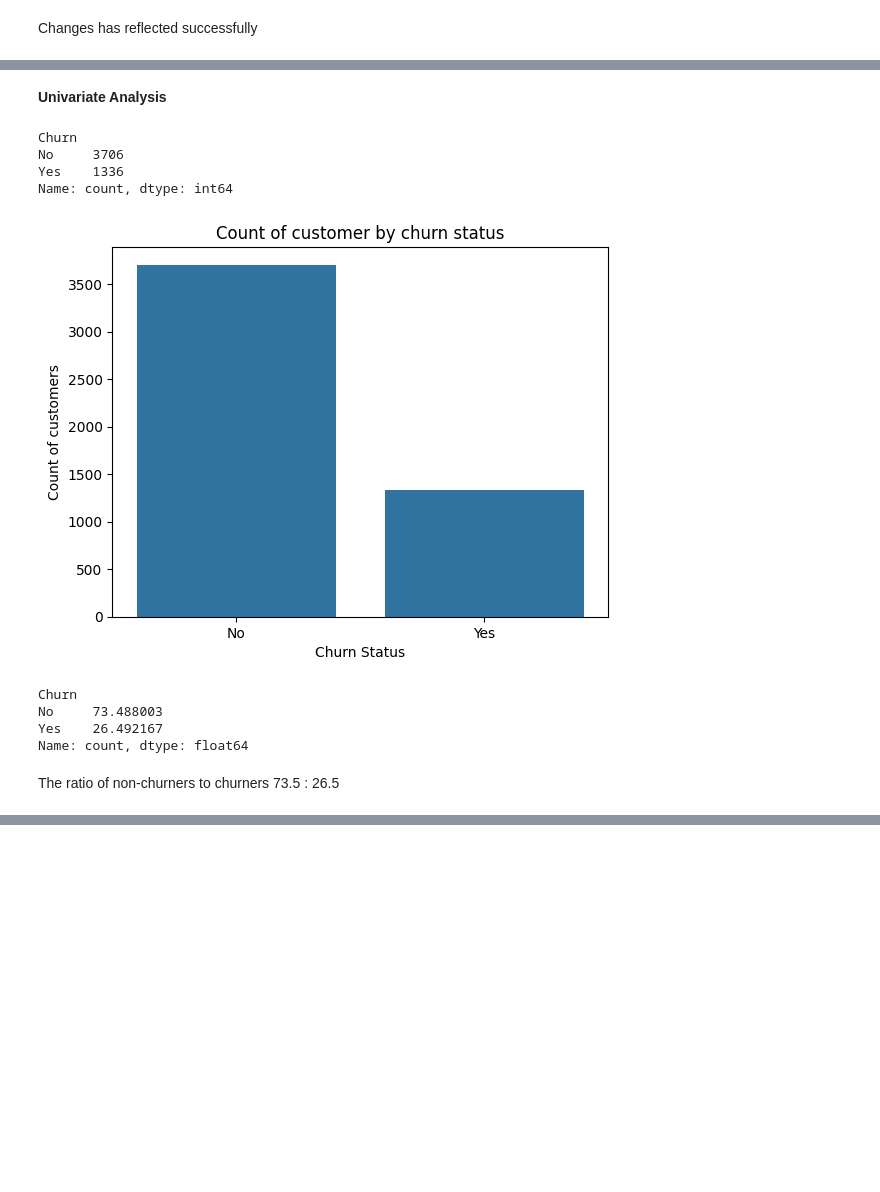
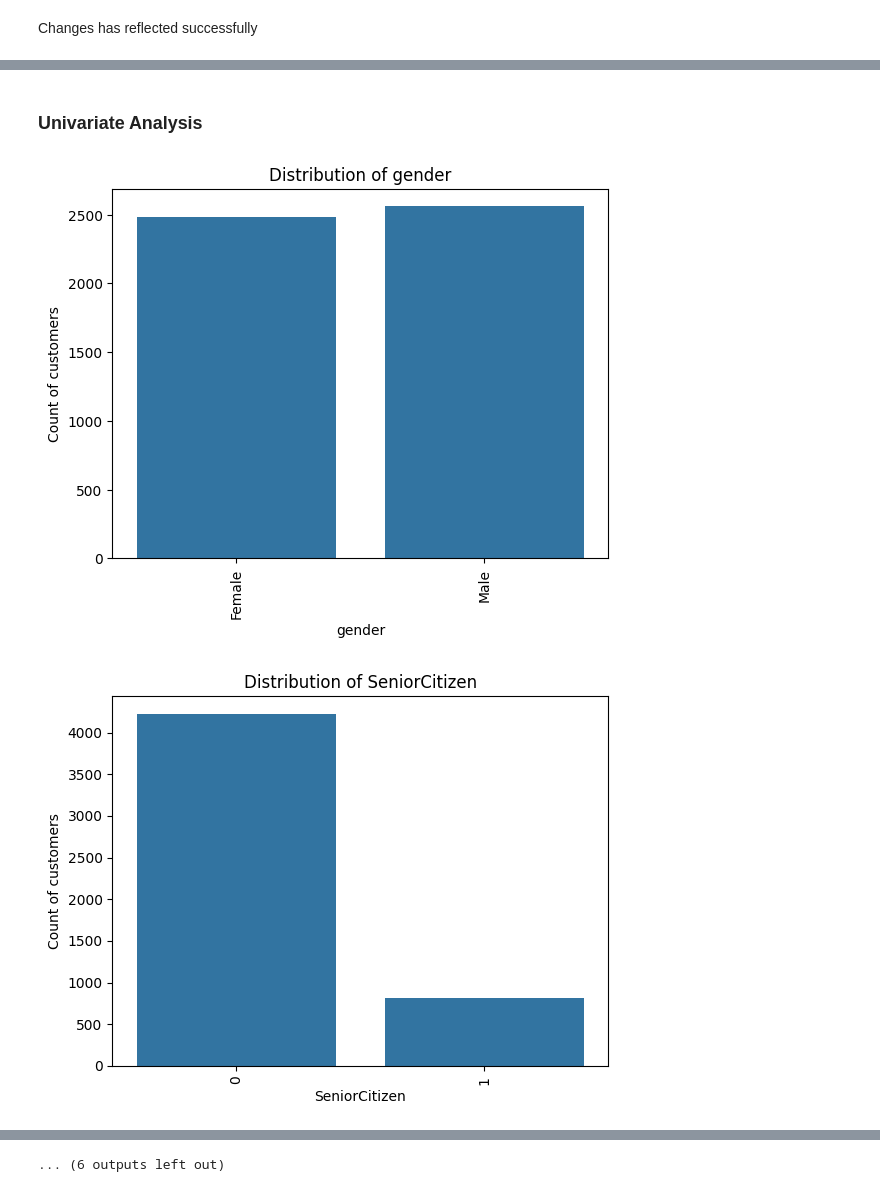
Before and after one commit to richmond-yeboah/Customer-Churn-Prediction, a Jupyter notebook: Notebooks/main.ipynb, the cells around one changed output, grey strips where cells are left out. Cells and saved outputs as stored; diff of their text form; code cells hidden in the pictures; blank space fills up the shorter version.

```diff
--- a/Notebooks/main.ipynb
+++ b/Notebooks/main.ipynb
@@ -192,5 +170,6 @@ array([ True,  True,  True,  True,  True,  True,  True,  True,  True,
         True,  True,  True])
 # %%
 # concatenate training data
-df_train = pd.concat([df1, df2], ignore_index=True)
-df_train.head()
+df = pd.concat([df1, df2], ignore_index=True)
+
+df_train = df.copy()
@@ -383,29 +365,32 @@ Changes has reflected successfully
+# %%
+def to_years(x):
+    if x <= 12:
+        return '0-1 year'
+    elif x > 12 and x <= 24:
+        return '1-2 years'
+    elif x > 24 and x <= 36:
+        return '2-3 years'
+    elif x > 36 and x <= 48:
+        return '3-4 years'
+    elif x > 48 and x <= 60:
+        return '4-5 years'
+    elif x > 60 and x <= 72:
+        return '5-6 years'
+# %%
+#add new column
+df_train['tenure_group'] = df_train['tenure'].apply(to_years)
 # %% [markdown]
-**Univariate Analysis**
+### **Univariate Analysis**
-# %%
-# count of customers per churn status
-churn_status_count = df_train['Churn'].value_counts()
-churn_status_count
-# %% [output]
-Churn
-No     3706
-Yes    1336
-Name: count, dtype: int64
-# %%
-sns.barplot(data= churn_status_count)
-plt.title('Count of customer by churn status')
-plt.xlabel('Churn Status')
-plt.ylabel('Count of customers')
-plt.show()
-# %% [output]
-[figure, removed]
-# %%
-# ratio of non-churners to churners
-(churn_status_count/len(df_train['Churn'])) * 100
-# %% [output]
-Churn
-No     73.488003
-Yes    26.492167
-Name: count, dtype: float64
-# %% [markdown]
-The ratio of non-churners to churners 73.5 : 26.5
+# %%
+# Distribution of the categorical columns
+for i, predictor in enumerate(df_train.drop(columns=['TotalCharges', 'MonthlyCharges', 'customerID', 'tenure'])):
+    plt.figure(i)
+    sns.countplot(data=df_train, x=predictor)
+    plt.xticks(rotation=90)
+    plt.title(f'Distribution of {predictor}')
+    plt.xlabel(f'{predictor}')
+    plt.ylabel('Count of customers')
+    plt.show()
+# %% [output]
+[figure, added]
+[figure, added]
@@ -411,0 +407 @@ The ratio of non-churners to churners 73.5 : 26.5
+... (6 outputs left out)
```
Also changed, not shown: parts of 35 cells of this notebook.
